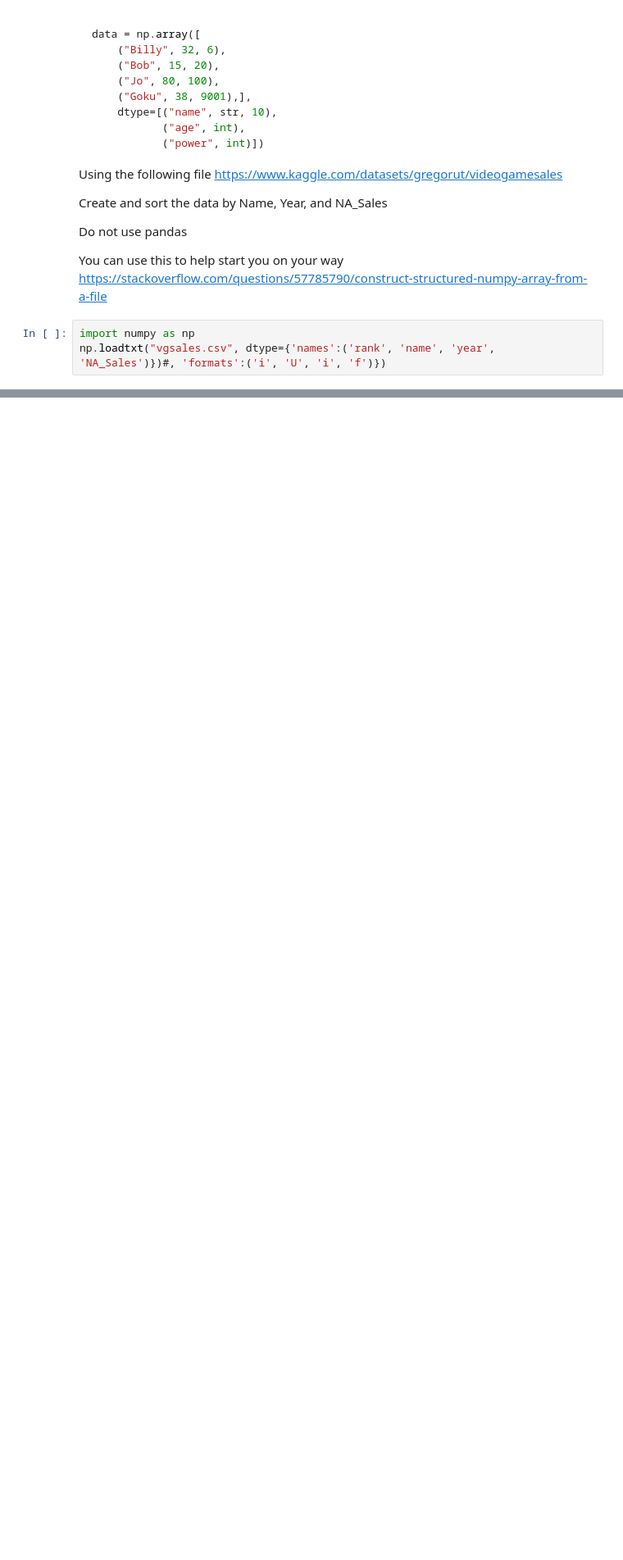
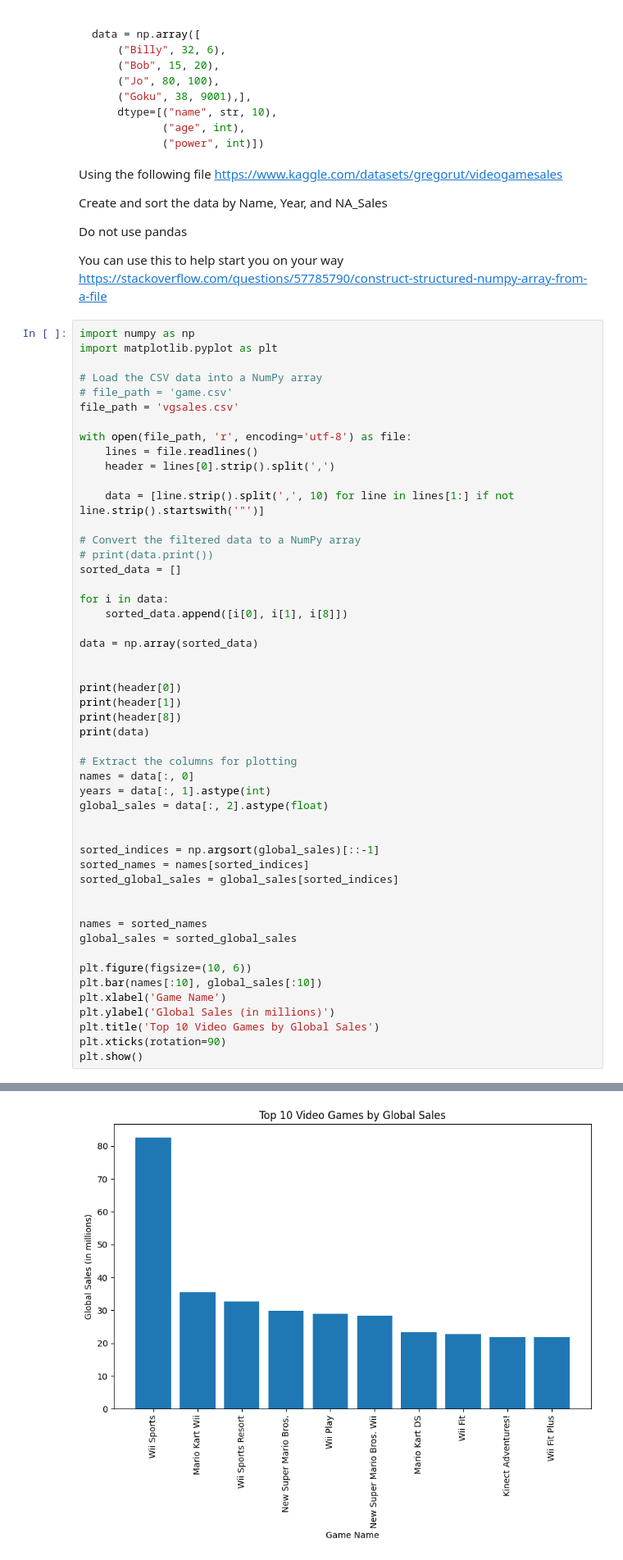
Before and after one commit to ETE4990-S25/homeworkfolder-Gizmofire, a Jupyter notebook: Homework/Homework 05/Homework05- MatPlot_NumPy.ipynb, the cells around one changed output, grey strips where cells are left out. Shown at 82% size. Cells and saved outputs as stored; diff of their text form; blank space fills up the shorter version.

```diff
--- a/Homework/Homework 05/Homework05- MatPlot_NumPy.ipynb
+++ b/Homework/Homework 05/Homework05- MatPlot_NumPy.ipynb
@@ -131,5 +131,52 @@ You can use this to help start you on your way
 https://stackoverflow.com/questions/57785790/construct-structured-numpy-array-from-a-file
 # %%
 import numpy as np
-np.loadtxt("vgsales.csv", dtype={'names':('rank', 'name', 'year', 'NA_Sales')})#, 'formats':('i', 'U', 'i', 'f')})
+import matplotlib.pyplot as plt
+
+# Load the CSV data into a NumPy array
+# file_path = 'game.csv'
+file_path = 'vgsales.csv'
+
+with open(file_path, 'r', encoding='utf-8') as file:
+    lines = file.readlines()
+    header = lines[0].strip().split(',')
+
+    data = [line.strip().split(',', 10) for line in lines[1:] if not line.strip().startswith('"')]
+
+# Convert the filtered data to a NumPy array
+# print(data.print())
+sorted_data = []
+
+for i in data:
+    sorted_data.append([i[0], i[1], i[8]])
+
+data = np.array(sorted_data)
+
+
+print(header[0])
+print(header[1])
+print(header[8])
+print(data)
+
+# Extract the columns for plotting
+names = data[:, 0]
+years = data[:, 1].astype(int)
+global_sales = data[:, 2].astype(float)
+
+
+sorted_indices = np.argsort(global_sales)[::-1]
+sorted_names = names[sorted_indices]
+sorted_global_sales = global_sales[sorted_indices]
+
+
+names = sorted_names
+global_sales = sorted_global_sales
+
+plt.figure(figsize=(10, 6))
+plt.bar(names[:10], global_sales[:10])
+plt.xlabel('Game Name')
+plt.ylabel('Global Sales (in millions)')
+plt.title('Top 10 Video Games by Global Sales')
+plt.xticks(rotation=90)
+plt.show()
 # %% [output]
@@ -136,0 +193 @@ ValueError: entry not a 2- or 3- tuple
+[figure, added]
```
Also changed, not shown: parts of 2 cells of this notebook, 2 other files.
